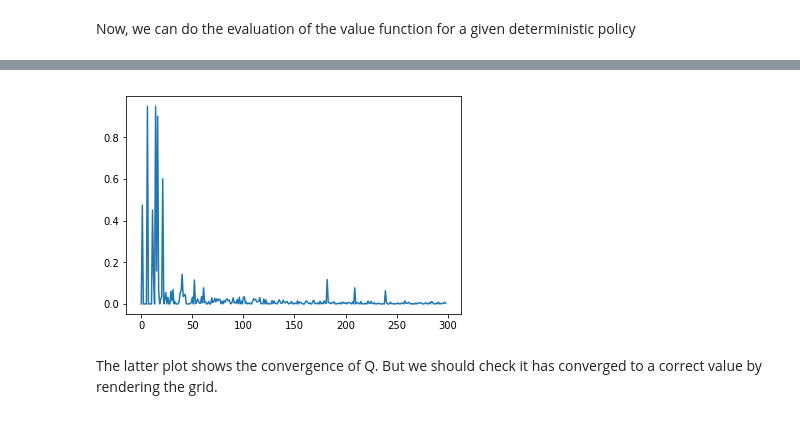
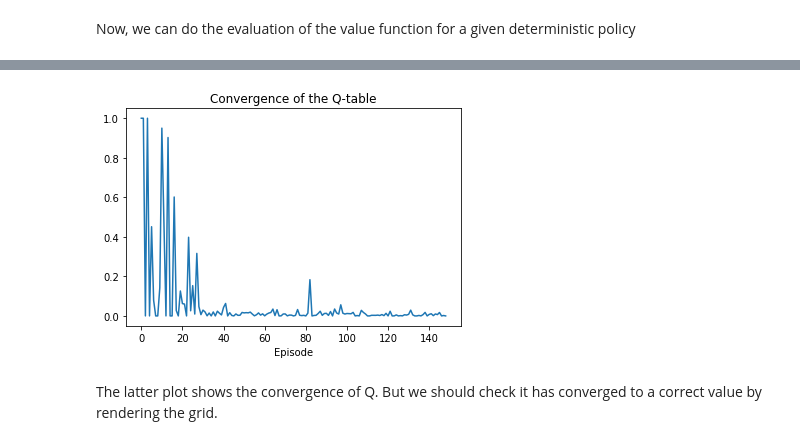
Before and after one commit to plguhur/MVA, a Jupyter notebook: TP-RL-1.ipynb, the cells around one changed output, grey strips where cells are left out. Saved outputs shown, nothing was run; the diff lists cells and outputs as text; code cells hidden in the pictures.

```diff
--- a/TP-RL-1.ipynb
+++ b/TP-RL-1.ipynb
@@ -322,7 +326,6 @@ def _q_episode(Q, N, env, eps=0.1, gamma=0.95, t_max=1000):
     term = False
     old_state = state
     n_actions = len(env.action_names)
-#     N = np.zeros((env.n_states, n_actions))
     while t < t_max and not term:
         action = _next_action(Q, state, env.state_actions[state], eps=eps)
         N[state, action] += 1
@@ -338,35 +341,39 @@ def _q_episode(Q, N, env, eps=0.1, gamma=0.95, t_max=1000):
 
 def q_learning(env, gamma=0.95, eps=0.3, max_iter=300, max_err=0):
     """
     Applies to Q Learning algorithm in ordeer to get the best policy.
     The function returns all Q computed at each step.
     """
 
     n = 0
     n_actions = len(env.action_names)
     Q = np.zeros((env.n_states, n_actions))
     N = np.zeros((env.n_states, n_actions))
     Qs = []
     err = max_err + 1
     while n < max_iter: # and err > max_err: #TODO add convergence criteria
         new_q, N = _q_episode(Q, N, env, eps=eps, t_max=1000, gamma=gamma)
         n += 1
         Qs.append(new_q)
         err = np.max(Q - new_q)
         Q = new_q
     return Qs
 
 
 qs = q_learning(env, max_iter=150)
 q = qs[-1]
 
+# Plotting the convergence of the Q-table
 diff_q = []
 for i in range(1, len(qs)):
     diff_q.append( np.max( np.abs(qs[i] - qs[i-1])) )
-plt.plot(cv_q)
+plt.plot(diff_q)
+plt.title("Convergence of the Q-table")
+plt.xlabel("Episode")
+
 plt.show()
 # %% [output]
-[figure, old version]
+[figure, new version]
 # %% [markdown]
 The latter plot shows the convergence of Q. But we should check it has converged to a correct value by rendering the grid.
 # %%
```
Also changed, not shown: parts of 14 cells of this notebook, 5 other files.
